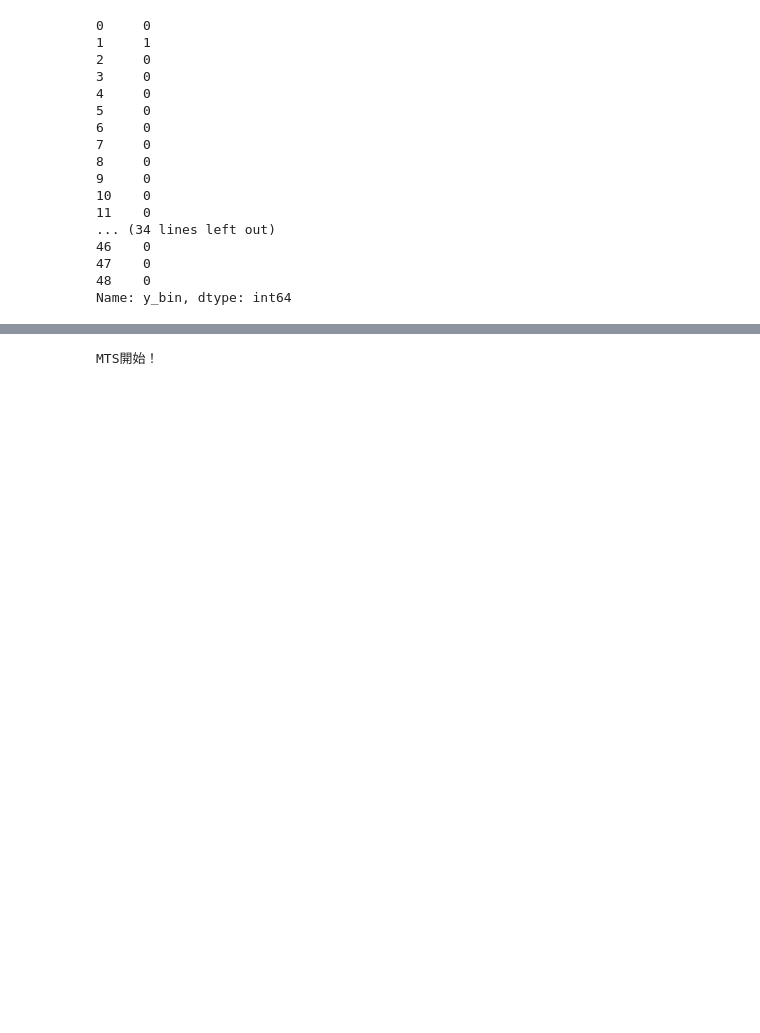
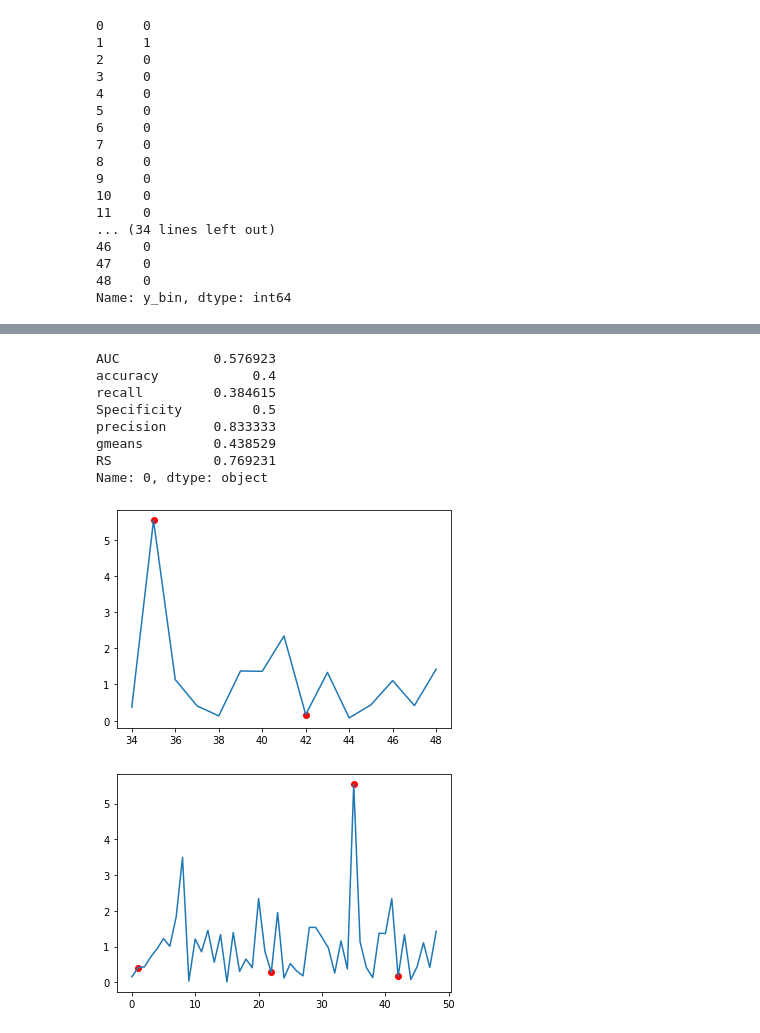
Before and after one commit to yuki-taniguchi/syuuron, a Jupyter notebook: MTSBag/code/野球部データ試し_0514.ipynb, the cells around one changed output, grey strips where cells are left out. Cells and saved outputs as stored; diff of their text form; code cells hidden in the pictures; blank space fills up the shorter version.

```diff
--- a/MTSBag/code/野球部データ試し_0514.ipynb
+++ b/MTSBag/code/野球部データ試し_0514.ipynb
@@ -49,35 +69,41 @@ data = 'id1504'
 # %%
-print('MTS開始！')
+import seaborn as sns
+import matplotlib.pyplot as plt
+# 使用する7つの変数をランダムに取得する
+# バギングをする際はそれぞれのサブサンプルで7つの変数を選択する．
+result_df = pd.DataFrame(
+                            columns=['AUC', 'accuracy', 'recall', 'Specificity', 'precision', 'gmeans', 'RS'],
+                            index=range(n_experiment))
+random_s = random.sample(list(X.columns), len(X.columns) if len(X.columns) < 7 else 7)
+X = X[random_s]
 
+X_train, X_test, y_train, y_test = train_test_split(X, y, test_size=0.3, shuffle=False)
 
-result_df = pd.DataFrame(
-                    columns=['AUC', 'accuracy', 'recall', 'Specificity', 'precision', 'gmeans', 'RS'],
-                    index=range(n_experiment))
-for m in tqdm(range(n_experiment)):
-    # バギング側の話
-    # ブートストラップサンプリングの個数
-    n = 10
-    seed = random.randint(0, n)
+result_scaler, result_inv_C, select_columns = fit_MTS(X_train, y_train)
 
-    # 使用する7つの変数をランダムに取得する
-    # バギングをする際はそれぞれのサブサンプルで7つの変数を選択する．
-    random.seed(seed)
-    random_s = random.sample(list(X.columns), len(X.columns) if len(X.columns) < 7 else 7)
-    X = X[random_s]
+y_train_pred = predict_MD(X_train, result_scaler, result_inv_C, select_columns)
 
-    X_train, X_test, y_train, y_test = train_test_split(X, y, test_size=0.2, stratify=y)
+threshold = determine_threshold(y_train, y_train_pred)
 
-    result_scaler, result_inv_C, select_columns = fit_MTS(X_train, y_train)
+y_proba = predict_MD(X_test, result_scaler, result_inv_C, select_columns)
+y_pred = y_proba > threshold
 
-    y_train_pred = predict_MD(X_train, result_scaler, result_inv_C, select_columns)
-
-    threshold = determine_threshold(y_train, y_train_pred)
-
-    y_proba = predict_MD(X_test, result_scaler, result_inv_C, select_columns)
-    y_pred = y_proba > threshold
-
-    result_df = make_result_df(result_df, y_test, y_pred, y_proba, m)
-
-result_df.to_csv(f'../data/output/{ex_name}_MTS_{data}_result.csv')
+result_df = make_result_df(result_df, y_test, y_pred, y_proba, 0)
+display(result_df.iloc[0])
+sns.lineplot(x=X_test.index, y=y_proba)
+plt.scatter(x=y_test[y_test == 1].index, y=y_proba[y_test == 1], c='r')
+plt.show()
+sns.lineplot(x=X.index, y=predict_MD(X, result_scaler, result_inv_C, select_columns))
+plt.scatter(x=y[y == 1].index, y=predict_MD(X, result_scaler, result_inv_C, select_columns)[y == 1], c='r')
+plt.show()
 # %% [output]
-MTS開始！
+AUC            0.576923
+accuracy            0.4
+recall         0.384615
+Specificity         0.5
+precision      0.833333
+gmeans         0.438529
+RS             0.769231
+Name: 0, dtype: object
+[figure, added]
+[figure, added]
```
Also changed, not shown: parts of 9 cells of this notebook, 14 other files.
